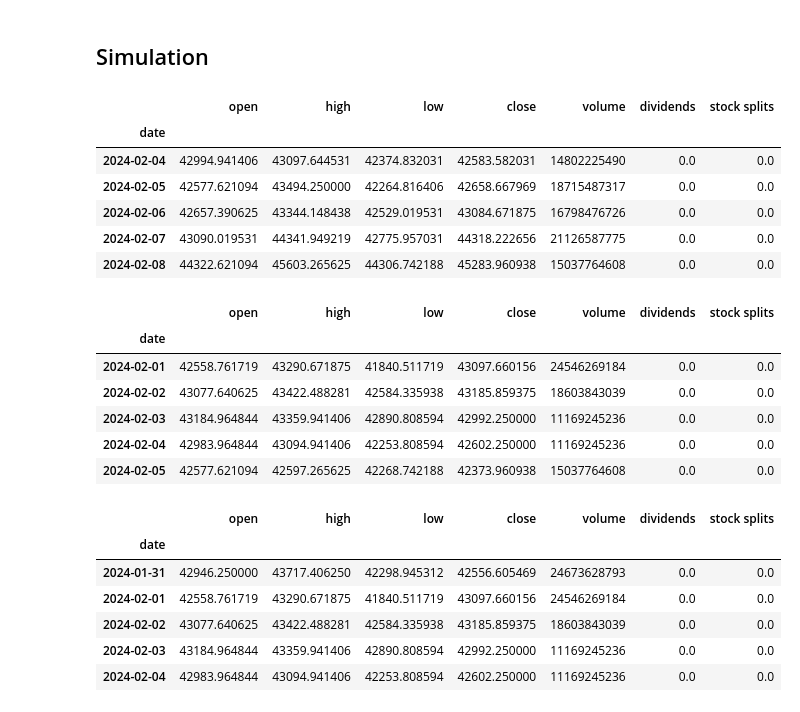
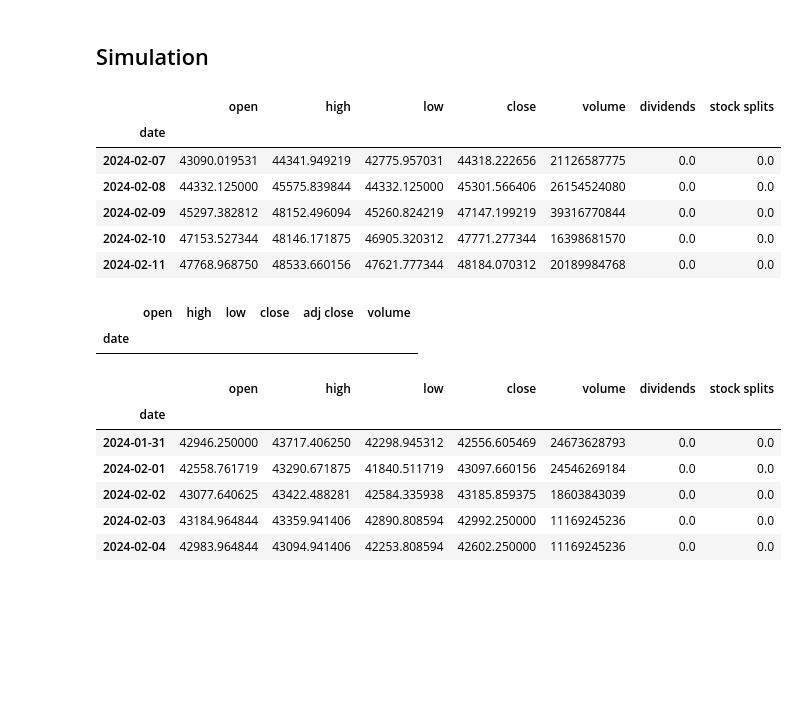
Before and after one commit to kirillsaidov/tm_forecast, a Jupyter notebook: src/tm_simulations.ipynb, the cells around one changed output. Cells and saved outputs as stored; diff of their text form; code cells hidden in the pictures; blank space fills up the shorter version.

```diff
--- a/src/tm_simulations.ipynb
+++ b/src/tm_simulations.ipynb
@@ -302,16 +305,16 @@ def tm_plot_report(df_true: pd.DataFrame, df_predicted: pd.DataFrame, df_logs: p
 ## Simulation
 # %%
 # download latest data and override
-df = tm_btcusd_download_or_update('../data/btcusd.csv', override=False)
+df = tm_btcusd_download_or_update('../data/btcusd.csv', override=True)
 df.tail()
 # %% [output]
 |  | open | high | low | close | volume | dividends | stock splits |
 | date |  |  |  |  |  |  |  |
-| 2024-02-04 | 42994.941406 | 43097.644531 | 42374.832031 | 42583.582031 | 14802225490 | 0.0 | 0.0 |
-| 2024-02-05 | 42577.621094 | 43494.250000 | 42264.816406 | 42658.667969 | 18715487317 | 0.0 | 0.0 |
-| 2024-02-06 | 42657.390625 | 43344.148438 | 42529.019531 | 43084.671875 | 16798476726 | 0.0 | 0.0 |
 | 2024-02-07 | 43090.019531 | 44341.949219 | 42775.957031 | 44318.222656 | 21126587775 | 0.0 | 0.0 |
-| 2024-02-08 | 44322.621094 | 45603.265625 | 44306.742188 | 45283.960938 | 15037764608 | 0.0 | 0.0 |
+| 2024-02-08 | 44332.125000 | 45575.839844 | 44332.125000 | 45301.566406 | 26154524080 | 0.0 | 0.0 |
+| 2024-02-09 | 45297.382812 | 48152.496094 | 45260.824219 | 47147.199219 | 39316770844 | 0.0 | 0.0 |
+| 2024-02-10 | 47153.527344 | 48146.171875 | 46905.320312 | 47771.277344 | 16398681570 | 0.0 | 0.0 |
+| 2024-02-11 | 47768.968750 | 48533.660156 | 47621.777344 | 48184.070312 | 20189984768 | 0.0 | 0.0 |
 # %%
 """
     transform data
@@ -338,13 +341,8 @@ df = pd.read_csv('../data/btcusd.csv', index_col=0)
 df = tm_transform_data(df)
 df.tail()
 # %% [output]
-|  | open | high | low | close | volume | dividends | stock splits |
-| date |  |  |  |  |  |  |  |
-| 2024-02-01 | 42558.761719 | 43290.671875 | 41840.511719 | 43097.660156 | 24546269184 | 0.0 | 0.0 |
-| 2024-02-02 | 43077.640625 | 43422.488281 | 42584.335938 | 43185.859375 | 18603843039 | 0.0 | 0.0 |
-| 2024-02-03 | 43184.964844 | 43359.941406 | 42890.808594 | 42992.250000 | 11169245236 | 0.0 | 0.0 |
-| 2024-02-04 | 42983.964844 | 43094.941406 | 42253.808594 | 42602.250000 | 11169245236 | 0.0 | 0.0 |
-| 2024-02-05 | 42577.621094 | 42597.265625 | 42268.742188 | 42373.960938 | 15037764608 | 0.0 | 0.0 |
+|  | open | high | low | close | adj close | volume |
+| date |  |  |  |  |  |  |
 # %%
 df = df[:-1]
 df.tail()
```
Also changed, not shown: parts of 14 cells of this notebook, 1 other file.
